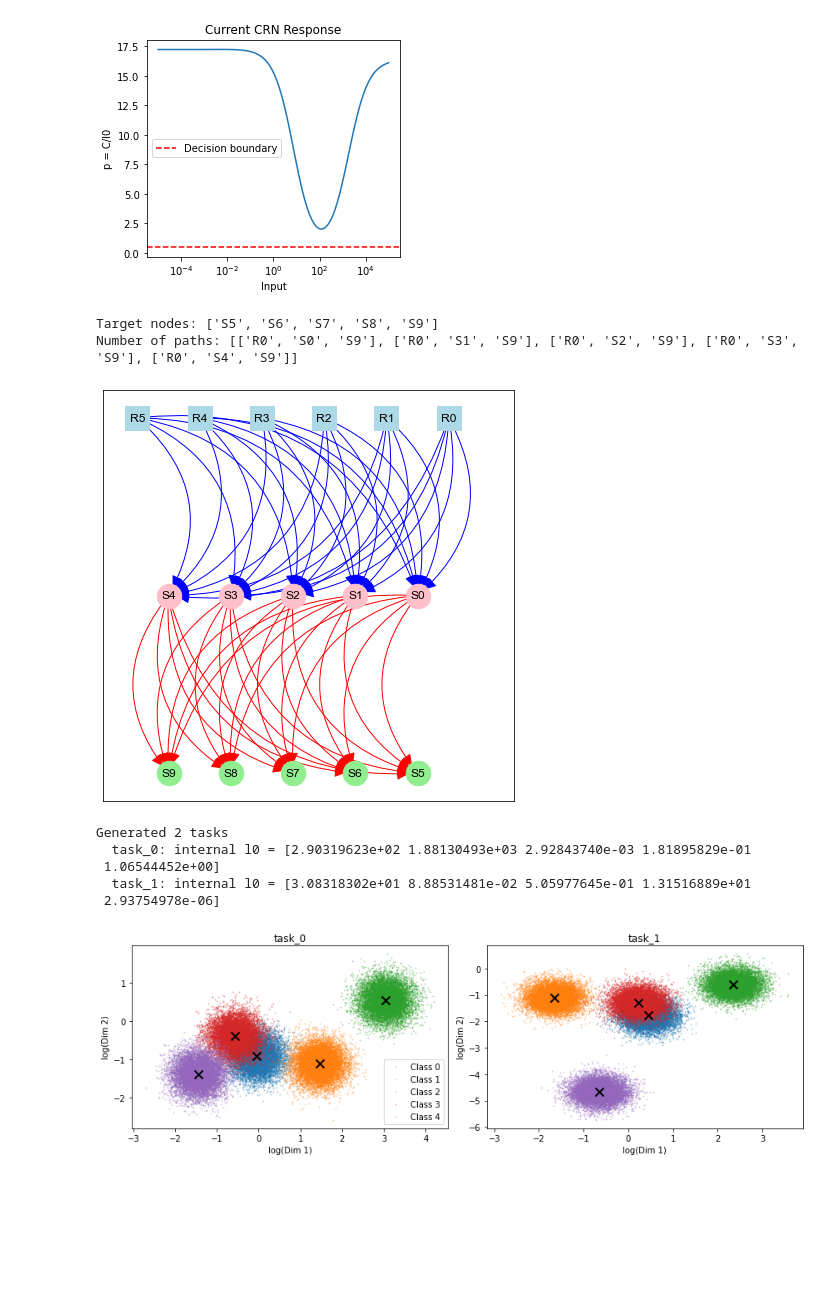
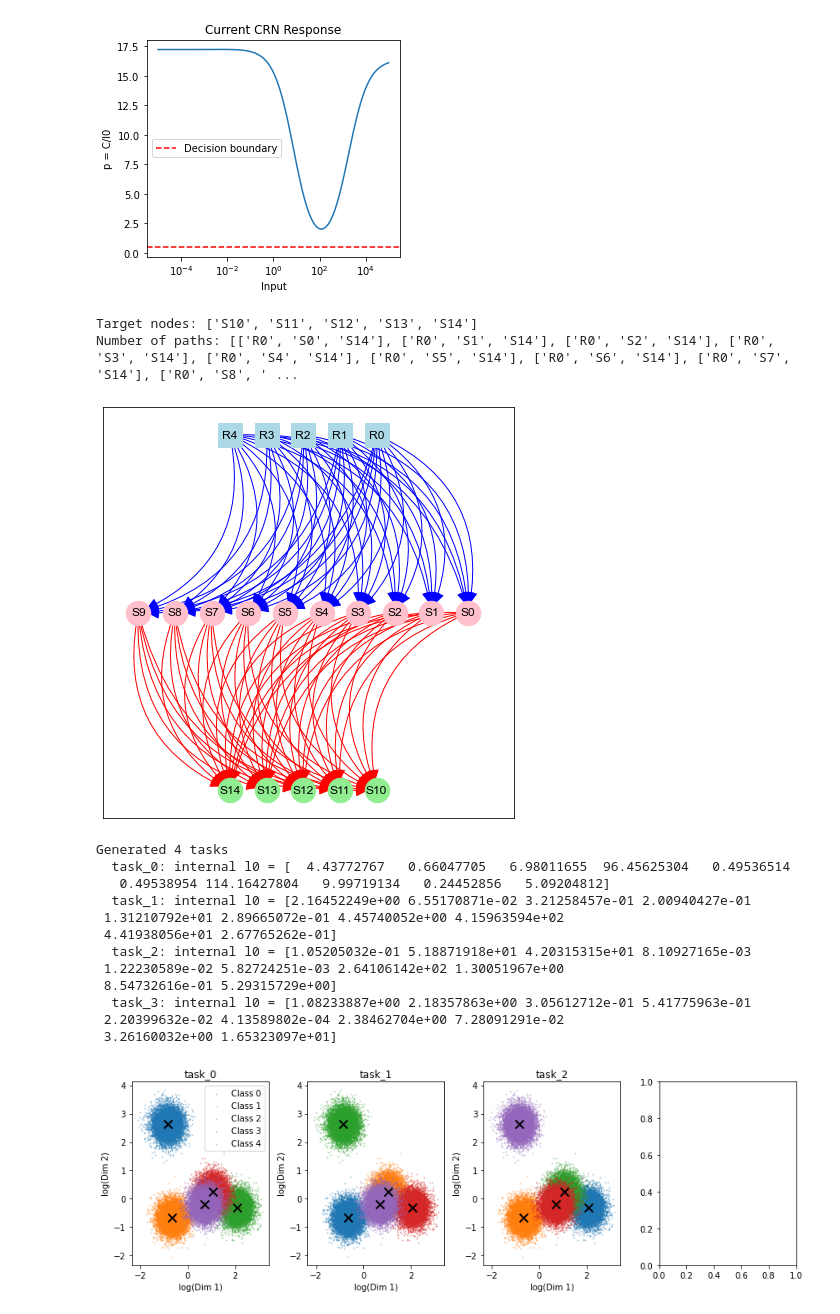
Before and after one commit to csfloyd/GlycanAnalysis, a Jupyter notebook: Python/training_signaling_networks.ipynb, the cells around one changed output. Drawn from its saved outputs; the diff is of its cells as text; code cells hidden in the pictures; blank space fills up the shorter version.

Commit message:
improved modules at each node

```diff
--- a/Python/training_signaling_networks.ipynb
+++ b/Python/training_signaling_networks.ipynb
@@ -379,7 +379,7 @@ def project_data_list(data_list, d):
 
 n_classes = 5
 input_dim = 10
-center_variance = 20.0
+center_variance = 10.0
 log_variance = 1
 proj_dim = 6
 NR = proj_dim
@@ -607,15 +623,15 @@ import matplotlib.pyplot as plt
 import random
 
 # ============== PARAMETERS ==============
-seed = 402
+seed = 42
 n_classes = 5
 input_dim = 10
 center_variance = 20.0
 log_variance = 1
-proj_dim = 6
+proj_dim = 5
 NR = proj_dim
-hidden_dim = 5
-n_tasks = 2
+hidden_dim = 10
+n_tasks = 4
 
 np.random.seed(seed)
 random.seed(seed)
@@ -655,9 +671,9 @@ reduced_rhs, remaining_syms, const_syms, rate_syms = sim.get_symbolic_reduced_rh
 dR_dC, dR_dC_func, dR_dl, dR_dl_func, dR_dk, dR_dk_func, remaining_syms = sim.get_first_order_derivatives()
 sim.solve_conservation_laws()
 # %% [output]
-Target nodes: ['S5', 'S6', 'S7', 'S8', 'S9']
-Number of paths: [['R0', 'S0', 'S9'], ['R0', 'S1', 'S9'], ['R0', 'S2', 'S9'], ['R0', 'S3', 'S9'], ['R0', 'S4', 'S9']]
+Target nodes: ['S10', 'S11', 'S12', 'S13', 'S14']
+Number of paths: [['R0', 'S0', 'S14'], ['R0', 'S1', 'S14'], ['R0', 'S2', 'S14'], ['R0', 'S3', 'S14'], ['R0', 'S4', 'S14'], ['R0', 'S5', 'S14'], ['R0', 'S6', 'S14'], ['R0', 'S7', 'S14'], ['R0', 'S8', ' ...
-[figure, old version]
+[figure, new version]
 # %%
 # ============== GRAPH COMPUTATION ==============
 # Initialize rates
@@ -685,8 +701,9 @@ multi_task_data = generate_multitask_data(
     hidden_dim=hidden_dim,
     input_data_class=InputData,
     l0_log_mean=0.0,
-    l0_log_std=5.0,
-    base_seed=seed
+    l0_log_std=3.0,
+    base_seed=seed,
+    permute_labels_only=True
 )
 
 print(f"Generated {multi_task_data.n_tasks} tasks")
@@ -695,40 +712,47 @@ for task_id in multi_task_data.task_ids:
     internal_l0 = l0[NR:NR+hidden_dim]
     print(f"  {task_id}: internal l0 = {internal_l0}")
 # %% [output]
-Generated 2 tasks
-  task_0: internal l0 = [2.90319623e+02 1.88130493e+03 2.92843740e-03 1.81895829e-01
- 1.06544452e+00]
-  task_1: internal l0 = [3.08318302e+01 8.88531481e-02 5.05977645e-01 1.31516889e+01
- 2.93754978e-06]
+Generated 4 tasks
+  task_0: internal l0 = [  4.43772767   0.66047705   6.98011655  96.45625304   0.49536514
+   0.49538954 114.16427804   9.99719134   0.24452856   5.09204812]
+  task_1: internal l0 = [2.16452249e+00 6.55170871e-02 3.21258457e-01 2.00940427e-01
+ 1.31210792e+01 2.89665072e-01 4.45740052e+00 4.15963594e+02
+ 4.41938056e+01 2.67765262e-01]
+  task_2: internal l0 = [1.05205032e-01 5.18871918e+01 4.20315315e+01 8.10927165e-03
+ 1.22230589e-02 5.82724251e-03 2.64106142e+02 1.30051967e+00
+ 8.54732616e-01 5.29315729e+00]
+  task_3: internal l0 = [1.08233887e+00 2.18357863e+00 3.05612712e-01 5.41775963e-01
+ 2.20399632e-02 4.13589802e-04 2.38462704e+00 7.28091291e-02
+ 3.26160032e+00 1.65323097e+01]
 # %%
 # ============== VISUALIZE TASK DATA ==============
-fig, axes = plt.subplots(1, min(n_tasks, 3), figsize=(12, 4))
+fig, axes = plt.subplots(1, min(n_tasks, 4), figsize=(12, 4))
 if n_tasks == 1:
     axes = [axes]
 
 for i, task_id in enumerate(multi_task_data.task_ids[:3]):
     task = multi_task_data.get_task(task_id)
     data_list = [task['input_data'].data_list[c] for c in range(n_classes)]
 
     ax = axes[i]
     for c, class_data in enumerate(data_list):
         arr = np.vstack(class_data)
         ax.scatter(np.log(arr[:, 0]), np.log(arr[:, 1]), alpha=0.3, s=1, label=f'Class {c}')
 
     # Plot centers
     for lm in task['log_means']:
         ax.scatter(lm[0], lm[1], marker='x', s=100, c='black', linewidths=2)
 
     ax.set_xlabel('log(Dim 1)')
     ax.set_ylabel('log(Dim 2)')
     ax.set_title(f'{task_id}')
     if i == 0:
         ax.legend()
 
 plt.tight_layout()
 plt.show()
 # %% [output]
-[figure, old version]
+[figure, new version]
 # %%
 # ============== MODEL ==============
 # Use first task's l0 as initial default (will be overwritten during training)
```
Also changed, not shown: parts of 11 cells of this notebook, 12 other files.
